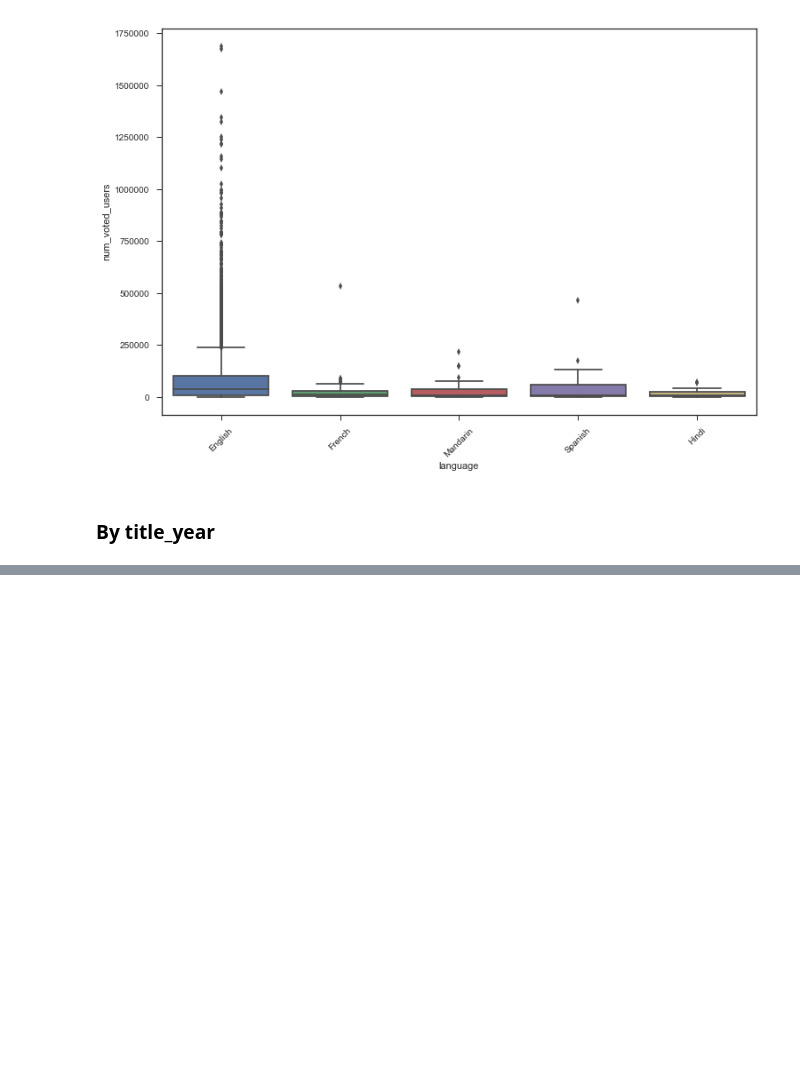
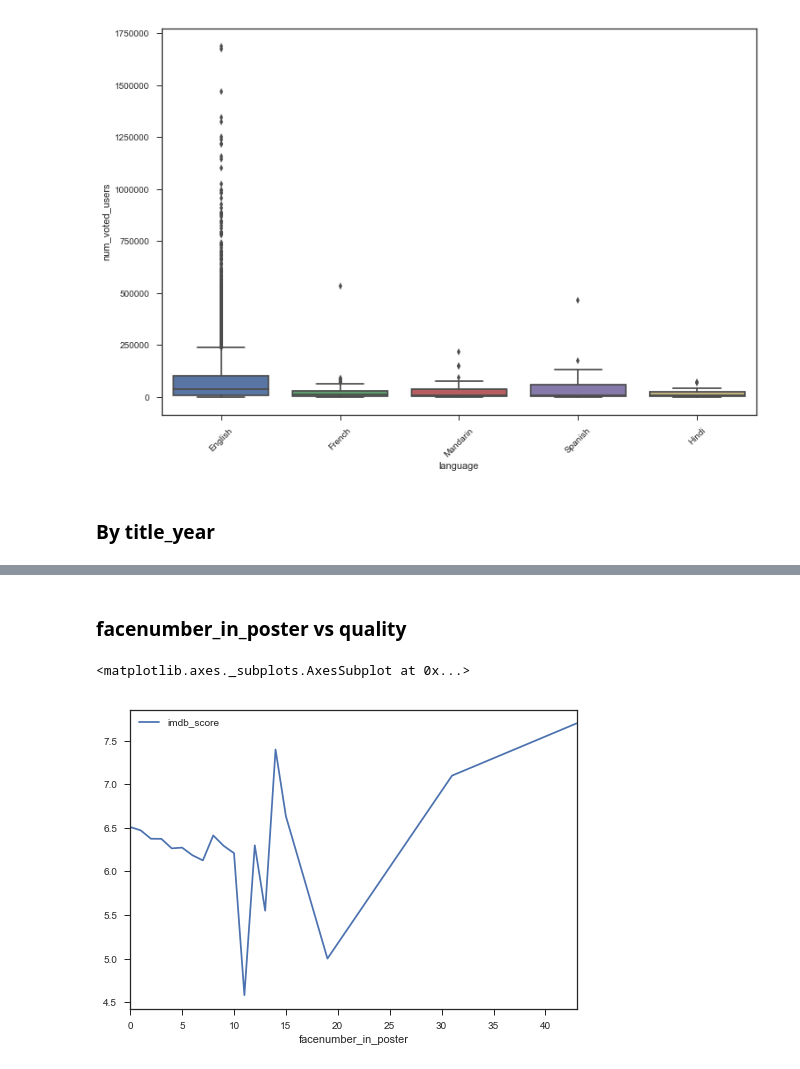
Before and after one commit to jinangela/IMDB_movie, a Jupyter notebook: 02_Exploratory_Analysis/Correlation between variables.ipynb, the cells around one changed output, grey strips where cells are left out. Cells and saved outputs as stored; diff of their text form; code cells hidden in the pictures; blank space fills up the shorter version.

```diff
--- a/02_Exploratory_Analysis/Correlation between variables.ipynb
+++ b/02_Exploratory_Analysis/Correlation between variables.ipynb
@@ -468,0 +708,7 @@ iplot(fig, filename = "Average IMDB Score with Rangeslider")
+# %% [markdown]
+### facenumber_in_poster vs quality
+# %%
+imdb.groupby('facenumber_in_poster').agg({'imdb_score':'mean'}).plot()
+# %% [output]
+<matplotlib.axes._subplots.AxesSubplot at 0x...>
+[figure, added]
```
Also changed, not shown: parts of 24 cells of this notebook, 1 other file.
